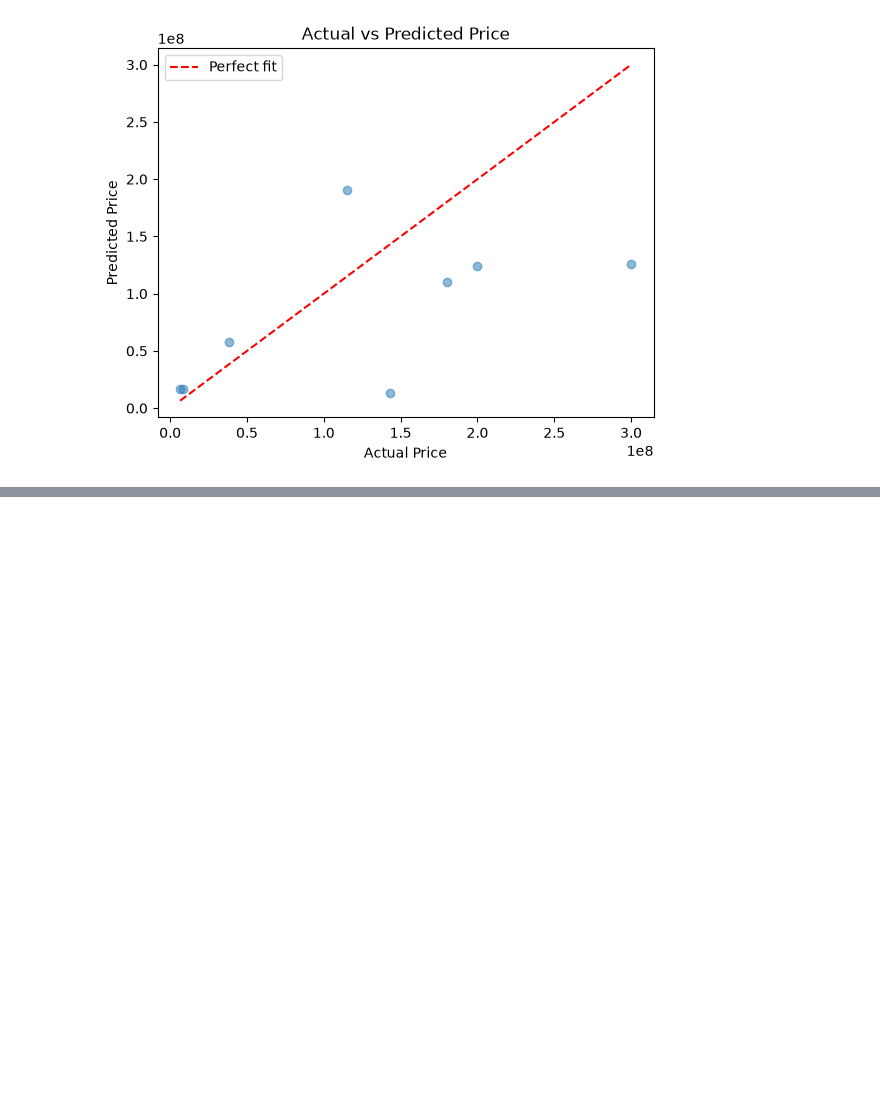
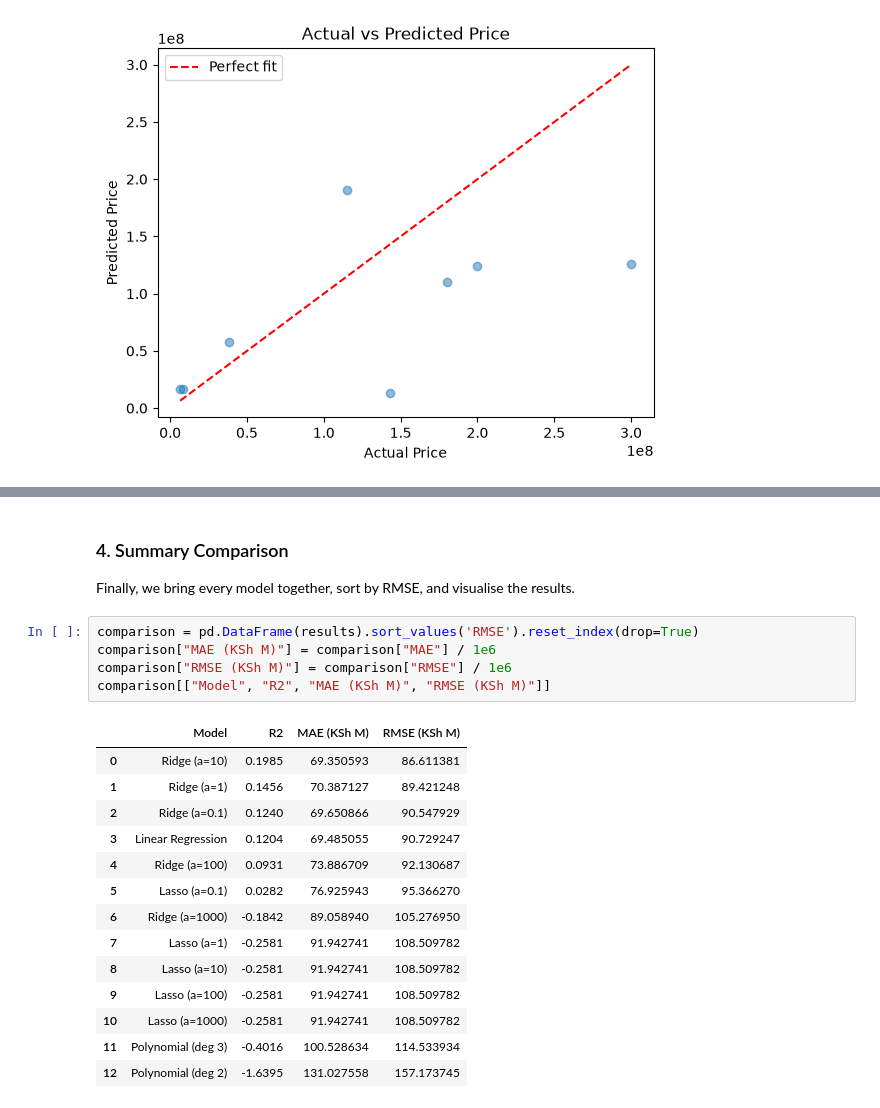
Before and after one commit to WillardDev/Machine_Learning_Foundation, a Jupyter notebook: Linear_Regression(1).ipynb, the cells around one changed output, grey strips where cells are left out. Drawn from its saved outputs; the diff is of its cells as text; blank space fills up the shorter version.

```diff
--- a/Linear_Regression(1).ipynb
+++ b/Linear_Regression(1).ipynb
@@ -275,0 +366,23 @@ plt.show()
+# %% [markdown]
+### 4. Summary Comparison
+Finally, we bring every model together, sort by RMSE, and visualise the results.
+# %%
+comparison = pd.DataFrame(results).sort_values('RMSE').reset_index(drop=True)
+comparison["MAE (KSh M)"] = comparison["MAE"] / 1e6
+comparison["RMSE (KSh M)"] = comparison["RMSE"] / 1e6
+comparison[["Model", "R2", "MAE (KSh M)", "RMSE (KSh M)"]]
+# %% [output]
+|  | Model | R2 | MAE (KSh M) | RMSE (KSh M) |
+| 0 | Ridge (a=10) | 0.1985 | 69.350593 | 86.611381 |
+| 1 | Ridge (a=1) | 0.1456 | 70.387127 | 89.421248 |
+| 2 | Ridge (a=0.1) | 0.1240 | 69.650866 | 90.547929 |
+| 3 | Linear Regression | 0.1204 | 69.485055 | 90.729247 |
+| 4 | Ridge (a=100) | 0.0931 | 73.886709 | 92.130687 |
+| 5 | Lasso (a=0.1) | 0.0282 | 76.925943 | 95.366270 |
+| 6 | Ridge (a=1000) | -0.1842 | 89.058940 | 105.276950 |
+| 7 | Lasso (a=1) | -0.2581 | 91.942741 | 108.509782 |
+| 8 | Lasso (a=10) | -0.2581 | 91.942741 | 108.509782 |
+| 9 | Lasso (a=100) | -0.2581 | 91.942741 | 108.509782 |
+| 10 | Lasso (a=1000) | -0.2581 | 91.942741 | 108.509782 |
+| 11 | Polynomial (deg 3) | -0.4016 | 100.528634 | 114.533934 |
+| 12 | Polynomial (deg 2) | -1.6395 | 131.027558 | 157.173745 |
```
Also changed, not shown: parts of 10 cells of this notebook.
